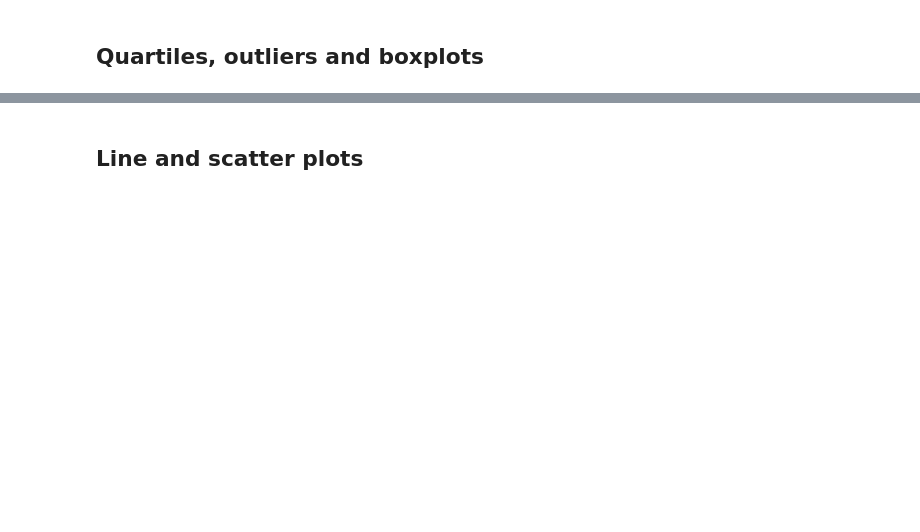
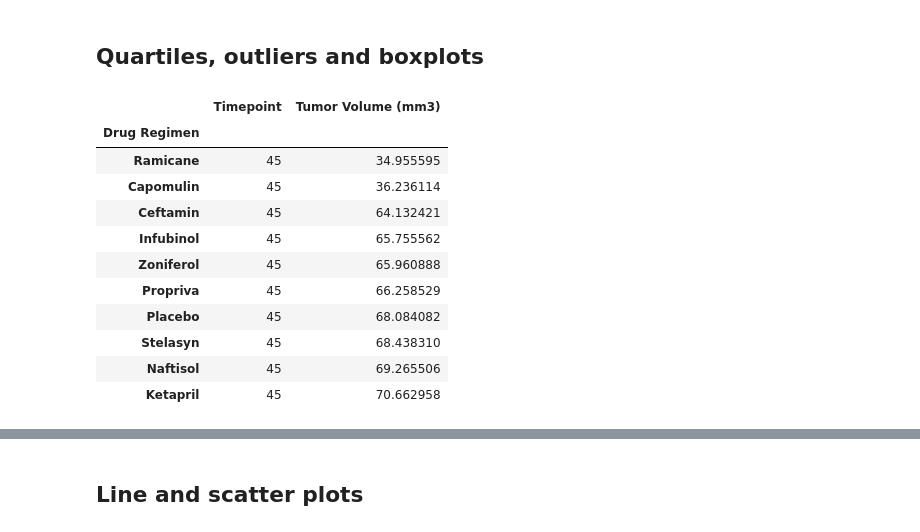
Before and after one commit to cfhornung/matplotlib-challenge, a Jupyter notebook: Pymaceuticals/pymaceuticals_starter.ipynb, the cells around one changed output, grey strips where cells are left out. Drawn from its saved outputs; the diff is of its cells as text; code cells hidden in the pictures; blank space fills up the shorter version.

```diff
--- a/Pymaceuticals/pymaceuticals_starter.ipynb
+++ b/Pymaceuticals/pymaceuticals_starter.ipynb
@@ -100,4 +159,22 @@ plt.tight_layout()
 # %% [markdown]
 ## Quartiles, outliers and boxplots
 # %%
-# Calculate the final tumor volume of each mouse across four of the most promising treatment regimens. Calculate the IQR and quantitatively determine if there are any potential outliers.
+# Calculate the final tumor volume of each mouse across four of the most promising treatment regimens.
+#Calculate the IQR and quantitatively determine if there are any potential outliers.
+final_tumor = mouse_data_complete[["Drug Regimen", "Timepoint", "Tumor Volume (mm3)"]]
+final_tumor = final_tumor.loc[final_tumor["Timepoint"] == 45, :]
+meantumor = final_tumor.groupby("Drug Regimen").mean()
+meantumor.sort_values("Tumor Volume (mm3)")
+# %% [output]
+|  | Timepoint | Tumor Volume (mm3) |
+| Drug Regimen |  |  |
+| Ramicane | 45 | 34.955595 |
+| Capomulin | 45 | 36.236114 |
+| Ceftamin | 45 | 64.132421 |
+| Infubinol | 45 | 65.755562 |
+| Zoniferol | 45 | 65.960888 |
+| Propriva | 45 | 66.258529 |
+| Placebo | 45 | 68.084082 |
+| Stelasyn | 45 | 68.438310 |
+| Naftisol | 45 | 69.265506 |
+| Ketapril | 45 | 70.662958 |
```
Also changed, not shown: parts of 25 cells of this notebook.
